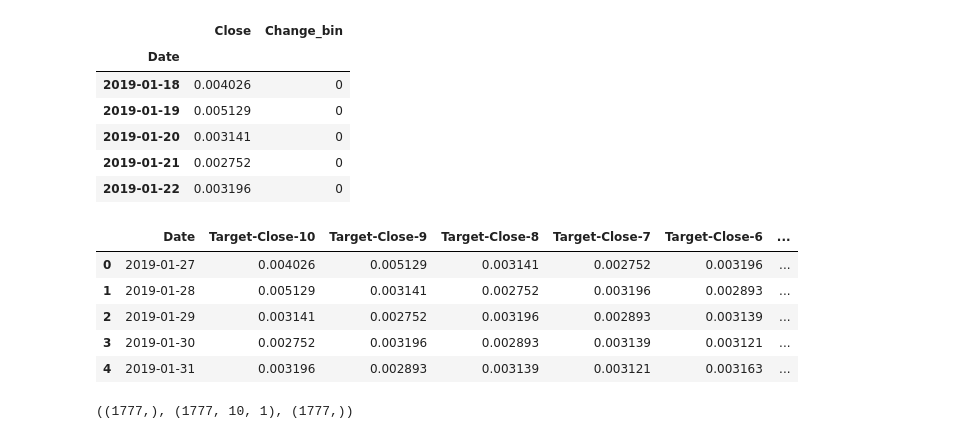
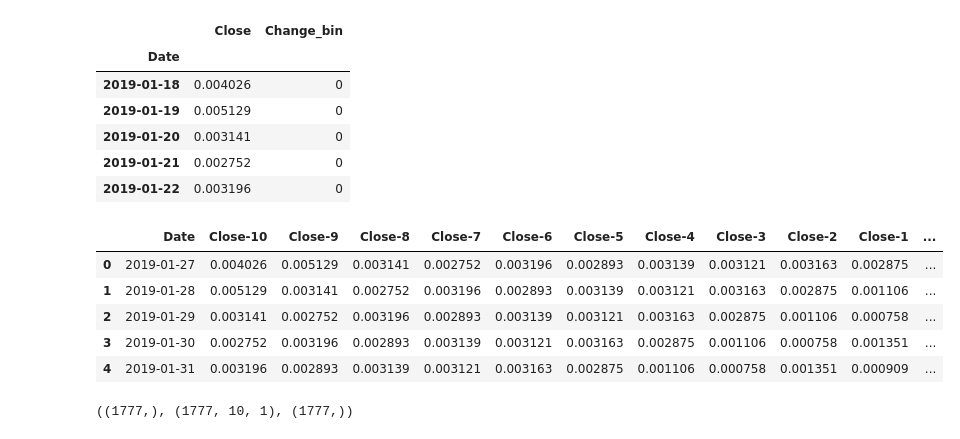
Before and after one commit to Lucas-CE/Bitcoin-forecast, a Jupyter notebook: Problem-2/original_notebook.ipynb, the cells around one changed output. Saved outputs shown, nothing was run; the diff lists cells and outputs as text; code cells hidden in the pictures.

```diff
--- a/Problem-2/original_notebook.ipynb
+++ b/Problem-2/original_notebook.ipynb
@@ -131,40 +131,40 @@ def df_to_windowed_df(dataframe, n=3):
   Y = target[n-1:]
   feat_amount = len(df.columns) - 1
   input_columns = []
   for i in range(1, feat_amount + 1):
     input_columns.append(dataframe.loc[:,dataframe.columns[-1 * i - 1]].to_numpy())
 
   X = []
   # X[j] correspond to the j-th feature
   for i in range(feat_amount):
     X.append([])
   for i in range(n):
     for j in range(feat_amount):
       if i == n - 1:
         X[j].append(input_columns[j][i:])
       else:
         X[j].append(input_columns[j][i:i - n + 1])
 
   ret_df = pd.DataFrame()
   ret_df['Date'] = dates
 
   for i in range(0, n):
     for j in range(feat_amount):
-      ret_df[f'Target-{column_features[j]}-{n-i}'] = X[j][i]
+      ret_df[f'{column_features[j]}-{n-i}'] = X[j][i]
 
   ret_df['Target'] = Y
 
   return ret_df
 
 windowed_df = df_to_windowed_df(df, n=10)
 windowed_df.head()
 # %% [output]
-|  | Date | Target-Close-10 | Target-Close-9 | Target-Close-8 | Target-Close-7 | Target-Close-6 | ... |
-| 0 | 2019-01-27 | 0.004026 | 0.005129 | 0.003141 | 0.002752 | 0.003196 | ... |
-| 1 | 2019-01-28 | 0.005129 | 0.003141 | 0.002752 | 0.003196 | 0.002893 | ... |
-| 2 | 2019-01-29 | 0.003141 | 0.002752 | 0.003196 | 0.002893 | 0.003139 | ... |
-| 3 | 2019-01-30 | 0.002752 | 0.003196 | 0.002893 | 0.003139 | 0.003121 | ... |
-| 4 | 2019-01-31 | 0.003196 | 0.002893 | 0.003139 | 0.003121 | 0.003163 | ... |
+|  | Date | Close-10 | Close-9 | Close-8 | Close-7 | Close-6 | Close-5 | Close-4 | Close-3 | Close-2 | Close-1 | ... |
+| 0 | 2019-01-27 | 0.004026 | 0.005129 | 0.003141 | 0.002752 | 0.003196 | 0.002893 | 0.003139 | 0.003121 | 0.003163 | 0.002875 | ... |
+| 1 | 2019-01-28 | 0.005129 | 0.003141 | 0.002752 | 0.003196 | 0.002893 | 0.003139 | 0.003121 | 0.003163 | 0.002875 | 0.001106 | ... |
+| 2 | 2019-01-29 | 0.003141 | 0.002752 | 0.003196 | 0.002893 | 0.003139 | 0.003121 | 0.003163 | 0.002875 | 0.001106 | 0.000758 | ... |
+| 3 | 2019-01-30 | 0.002752 | 0.003196 | 0.002893 | 0.003139 | 0.003121 | 0.003163 | 0.002875 | 0.001106 | 0.000758 | 0.001351 | ... |
+| 4 | 2019-01-31 | 0.003196 | 0.002893 | 0.003139 | 0.003121 | 0.003163 | 0.002875 | 0.001106 | 0.000758 | 0.001351 | 0.000909 | ... |
 # %%
 def windowed_df_to_date_X_y(windowed_dataframe):
   df_as_np = windowed_dataframe.to_numpy()
```
Also changed, not shown: parts of 4 cells of this notebook.
